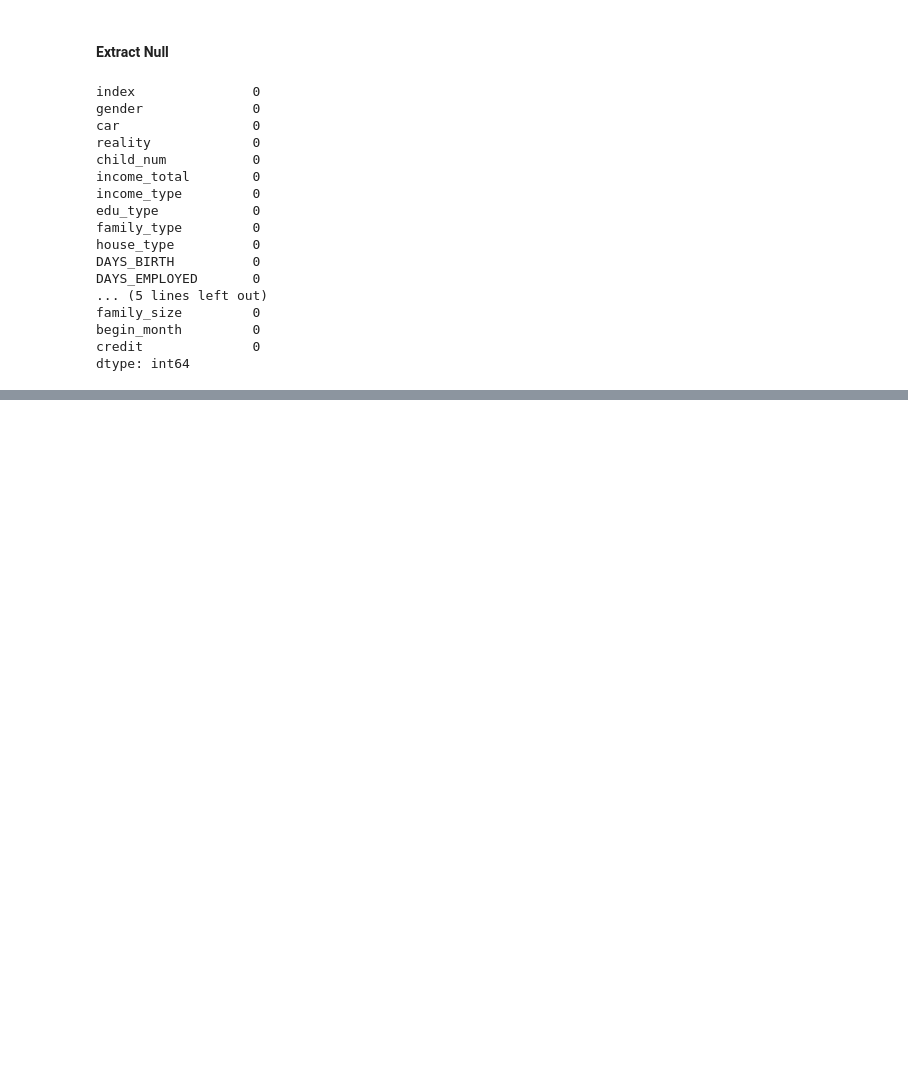
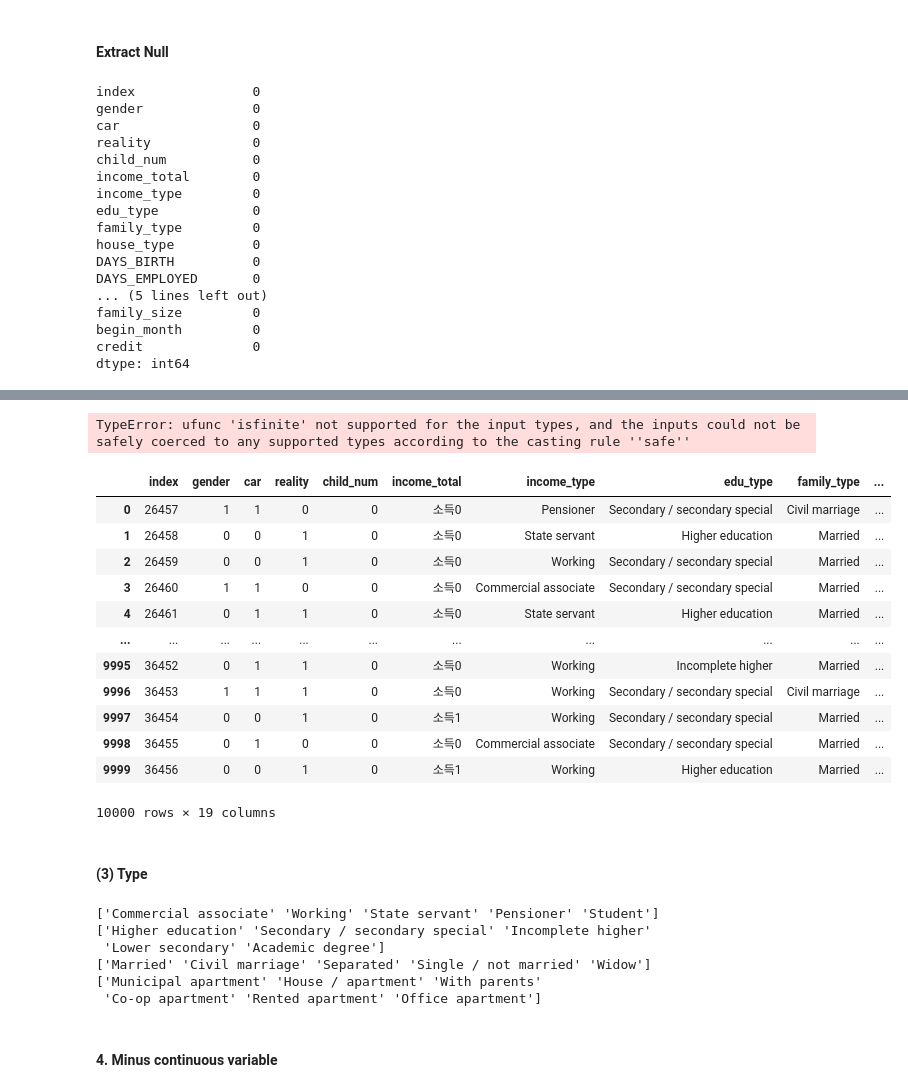
Before and after one commit to SeungukJeong/LIKELION_Semi_Project_03, a Jupyter notebook: seunguk_baseline.ipynb, the cells around one changed output, grey strips where cells are left out. Saved outputs shown, nothing was run; the diff lists cells and outputs as text; code cells hidden in the pictures; blank space fills up the shorter version.

```diff
--- a/seunguk_baseline.ipynb
+++ b/seunguk_baseline.ipynb
@@ -118,0 +247,38 @@ dtype: int64
+# %%
+count, bin_dividers =np.histogram(train['income_total'], bins=7)
+bin_names=['소득'+str(i) for i in range(7) ]
+#bin_dividers는 train기준!!
+train['income_total']=pd.cut(x=train['income_total'], bins=bin_dividers, labels=bin_names, include_lowest=True)
+test['income_total']=pd.cut(x=test['income_total'], bins=bin_dividers, labels=bin_names, include_lowest=True)
+# %% [output]
+TypeError: ufunc 'isfinite' not supported for the input types, and the inputs could not be safely coerced to any supported types according to the casting rule ''safe''
+# %%
+test
+# %% [output]
+|  | index | gender | car | reality | child_num | income_total | income_type | edu_type | family_type | ... |
+| 0 | 26457 | 1 | 1 | 0 | 0 | 소득0 | Pensioner | Secondary / secondary special | Civil marriage | ... |
+| 1 | 26458 | 0 | 0 | 1 | 0 | 소득0 | State servant | Higher education | Married | ... |
+| 2 | 26459 | 0 | 0 | 1 | 0 | 소득0 | Working | Secondary / secondary special | Married | ... |
+| 3 | 26460 | 1 | 1 | 0 | 0 | 소득0 | Commercial associate | Secondary / secondary special | Married | ... |
+| 4 | 26461 | 0 | 1 | 1 | 0 | 소득0 | State servant | Higher education | Married | ... |
+| ... | ... | ... | ... | ... | ... | ... | ... | ... | ... | ... |
+| 9995 | 36452 | 0 | 1 | 1 | 0 | 소득0 | Working | Incomplete higher | Married | ... |
+| 9996 | 36453 | 1 | 1 | 1 | 0 | 소득0 | Working | Secondary / secondary special | Civil marriage | ... |
+| 9997 | 36454 | 0 | 0 | 1 | 0 | 소득1 | Working | Secondary / secondary special | Married | ... |
+| 9998 | 36455 | 0 | 1 | 0 | 0 | 소득0 | Commercial associate | Secondary / secondary special | Married | ... |
+| 9999 | 36456 | 0 | 0 | 1 | 0 | 소득1 | Working | Higher education | Married | ... |
+10000 rows × 19 columns
+# %% [markdown]
+#### (3) Type
+# %%
+print(train['income_type'].unique())
+print(train['edu_type'].unique())
+print(train['family_type'].unique())
+print(train['house_type'].unique())
+# %% [output]
+['Commercial associate' 'Working' 'State servant' 'Pensioner' 'Student']
+['Higher education' 'Secondary / secondary special' 'Incomplete higher'
+ 'Lower secondary' 'Academic degree']
+['Married' 'Civil marriage' 'Separated' 'Single / not married' 'Widow']
+['Municipal apartment' 'House / apartment' 'With parents'
+ 'Co-op apartment' 'Rented apartment' 'Office apartment']
@@ -118,0 +303,2 @@ dtype: int64
+# %% [markdown]
+#### 4. Minus continuous variable
```
Also changed, not shown: parts of 10 cells of this notebook, 1 other file.
